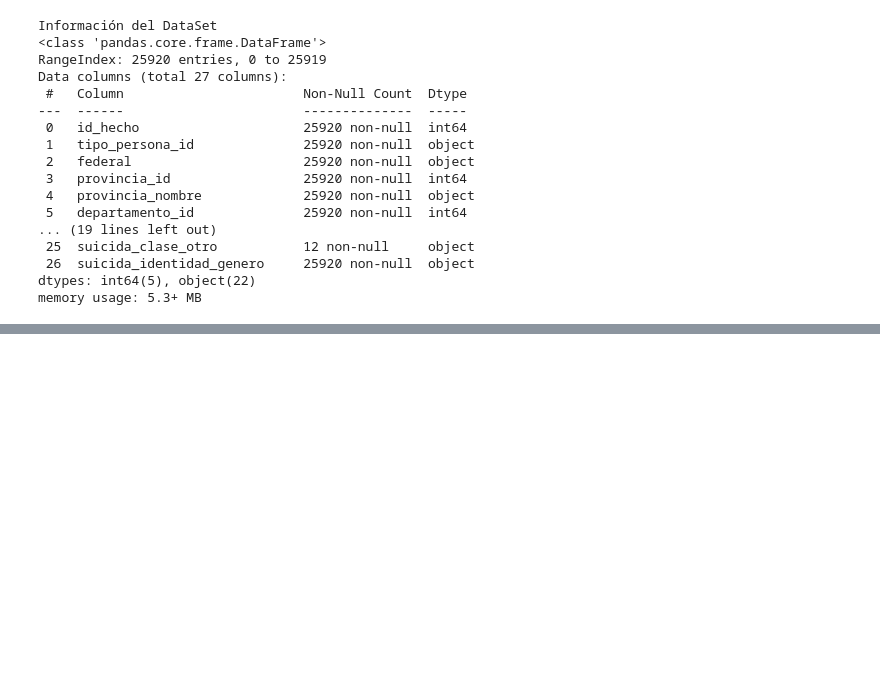
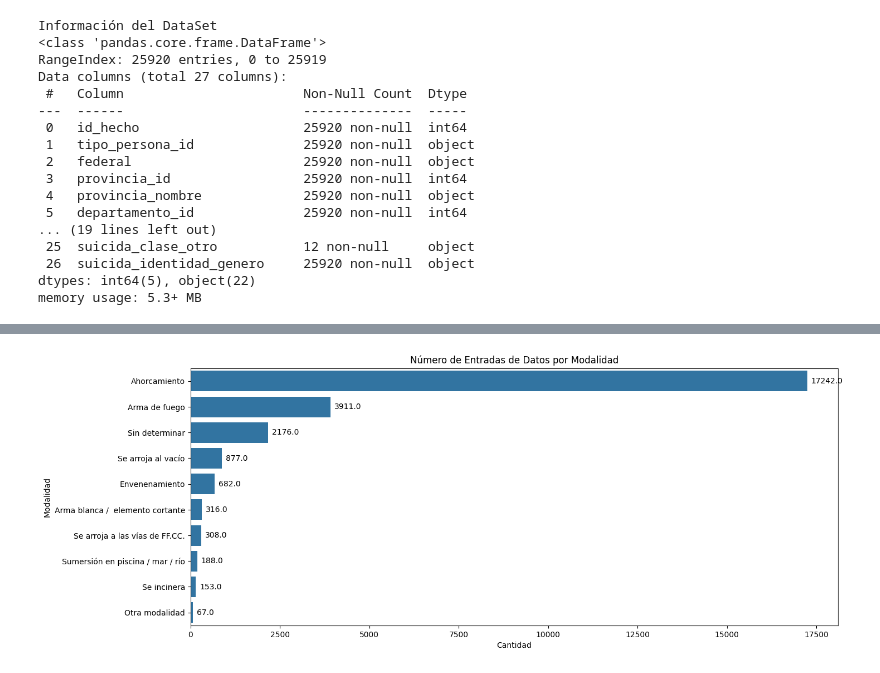
Before and after one commit to Gabi-galv/Data-science-I, a Jupyter notebook: Entrega1.ipynb, the cells around one changed output, grey strips where cells are left out. Cells and saved outputs as stored; diff of their text form; code cells hidden in the pictures; blank space fills up the shorter version.

```diff
--- a/Entrega1.ipynb
+++ b/Entrega1.ipynb
@@ -54,0 +93,17 @@ df['hora_hecho'] = pd.to_datetime(df['hora_hecho'], format='%H:%M', errors='coer
+# %%
+# Cantidad de registros por modalidad
+
+plt.figure(figsize=(15, 6))
+ax = sns.countplot(data=df, y='modalidad', order = df['modalidad'].value_counts().index)
+plt.title('Número de Entradas de Datos por Modalidad')
+plt.xlabel('Cantidad')
+plt.ylabel('Modalidad')
+
+# Etiquetas
+for p in ax.patches:
+    ax.annotate(f'{p.get_width()}', (p.get_width(), p.get_y() + p.get_height()/2.),
+                ha='left', va='center', xytext=(5, 0), textcoords='offset points')
+
+plt.show()
+# %% [output]
+[figure, added]
```
Also changed, not shown: parts of 9 cells of this notebook.
